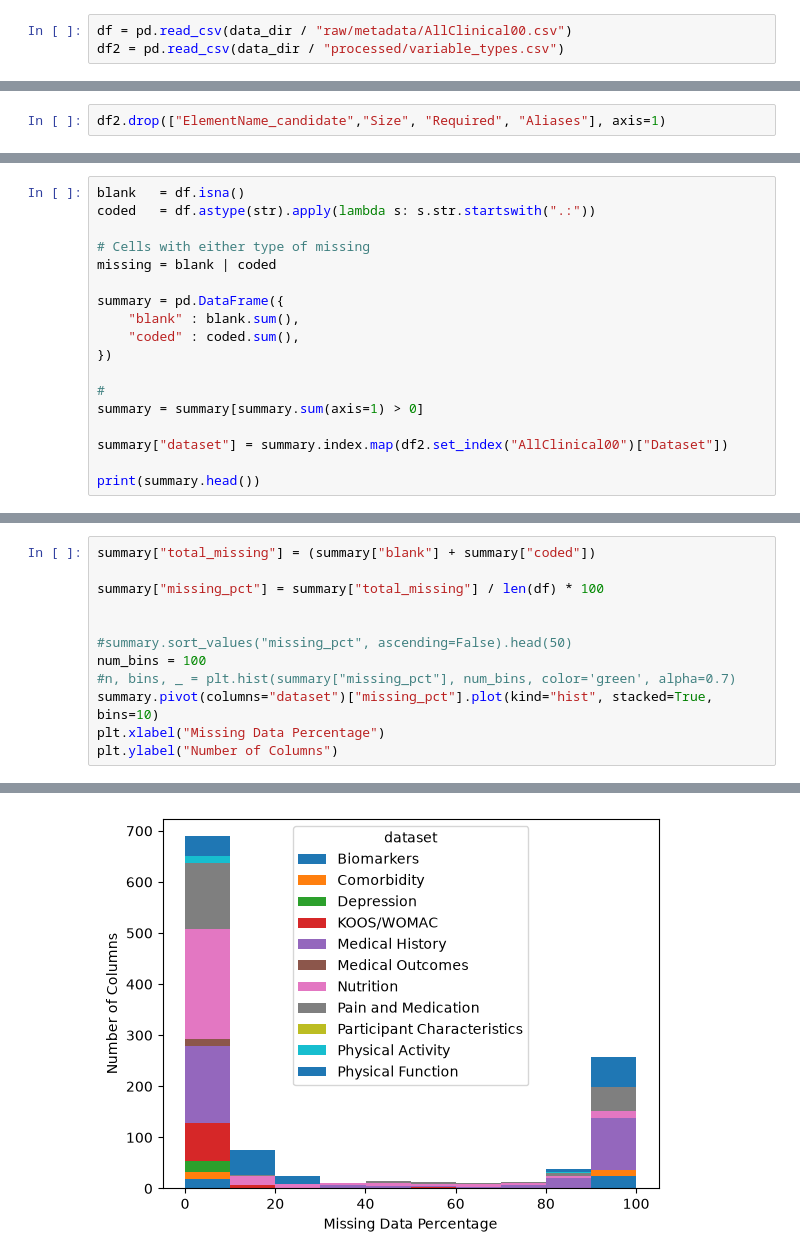
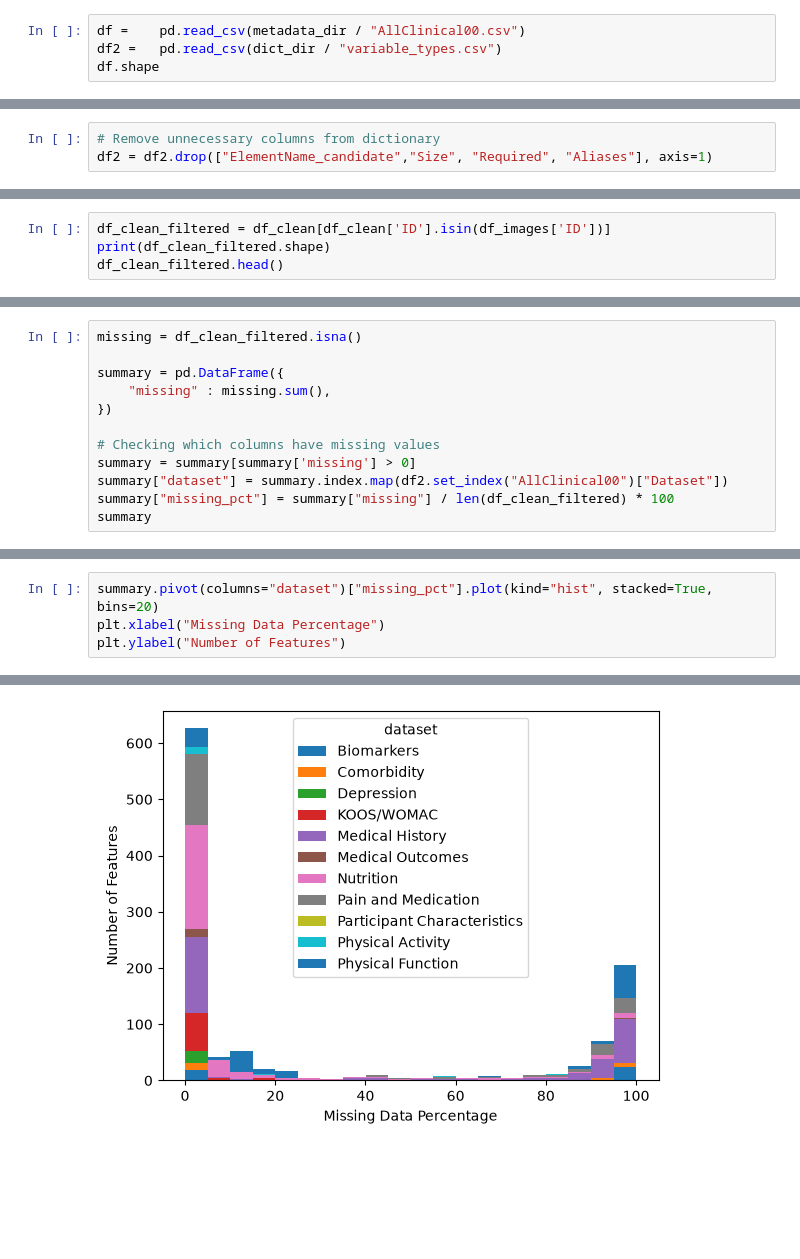
Before and after one commit to mikakia/knee_osteo, a Jupyter notebook: notebooks/metadata_eda.ipynb, the cells around one changed output, grey strips where cells are left out. Drawn from its saved outputs; the diff is of its cells as text; blank space fills up the shorter version.

```diff
--- a/notebooks/metadata_eda.ipynb
+++ b/notebooks/metadata_eda.ipynb
@@ -10,3 +20,4 @@ data_dir = Path("../data")
 # %%
-df = pd.read_csv(data_dir / "raw/metadata/AllClinical00.csv")
-df2 = pd.read_csv(data_dir / "processed/variable_types.csv")
+df =    pd.read_csv(metadata_dir / "AllClinical00.csv")
+df2 =   pd.read_csv(dict_dir / "variable_types.csv")
+df.shape
@@ -13,2 +26,3 @@ df2 = pd.read_csv(data_dir / "processed/variable_types.csv")
 # %%
-df2.drop(["ElementName_candidate","Size", "Required", "Aliases"], axis=1)
+# Remove unnecessary columns from dictionary
+df2 = df2.drop(["ElementName_candidate","Size", "Required", "Aliases"], axis=1)
@@ -44,0 +117,4 @@ Length: 261, dtype: int64
+# %%
+df_clean_filtered = df_clean[df_clean['ID'].isin(df_images['ID'])]
+print(df_clean_filtered.shape)
+df_clean_filtered.head()
@@ -45,19 +133,13 @@ Length: 261, dtype: int64
 # %%
-blank   = df.isna()
-coded   = df.astype(str).apply(lambda s: s.str.startswith(".:"))
-
-# Cells with either type of missing
-missing = blank | coded
+missing = df_clean_filtered.isna()
 
 summary = pd.DataFrame({
-    "blank" : blank.sum(),
-    "coded" : coded.sum(),
+    "missing" : missing.sum(),
 })
 
-#
-summary = summary[summary.sum(axis=1) > 0]
-
+# Checking which columns have missing values
+summary = summary[summary['missing'] > 0]
 summary["dataset"] = summary.index.map(df2.set_index("AllClinical00")["Dataset"])
-
-print(summary.head())
+summary["missing_pct"] = summary["missing"] / len(df_clean_filtered) * 100
+summary
 # %% [output]
@@ -70,13 +159,5 @@ V00BLSURD2   4796      0  Biomarkers
 # %%
-summary["total_missing"] = (summary["blank"] + summary["coded"])
-
-summary["missing_pct"] = summary["total_missing"] / len(df) * 100
-
-
-#summary.sort_values("missing_pct", ascending=False).head(50)
-num_bins = 100
-#n, bins, _ = plt.hist(summary["missing_pct"], num_bins, color='green', alpha=0.7)
-summary.pivot(columns="dataset")["missing_pct"].plot(kind="hist", stacked=True, bins=10)
+summary.pivot(columns="dataset")["missing_pct"].plot(kind="hist", stacked=True, bins=20)
 plt.xlabel("Missing Data Percentage")
-plt.ylabel("Number of Columns")
+plt.ylabel("Number of Features")
 # %% [output]
@@ -84,4 +165,4 @@ Text(0, 0.5, 'Number of Columns')
-[figure, old version]
+[figure, new version]
 # %%
 dataset_missing = (
     summary.groupby("dataset").agg(
```
Also changed, not shown: parts of 52 cells of this notebook, 1 other file.
